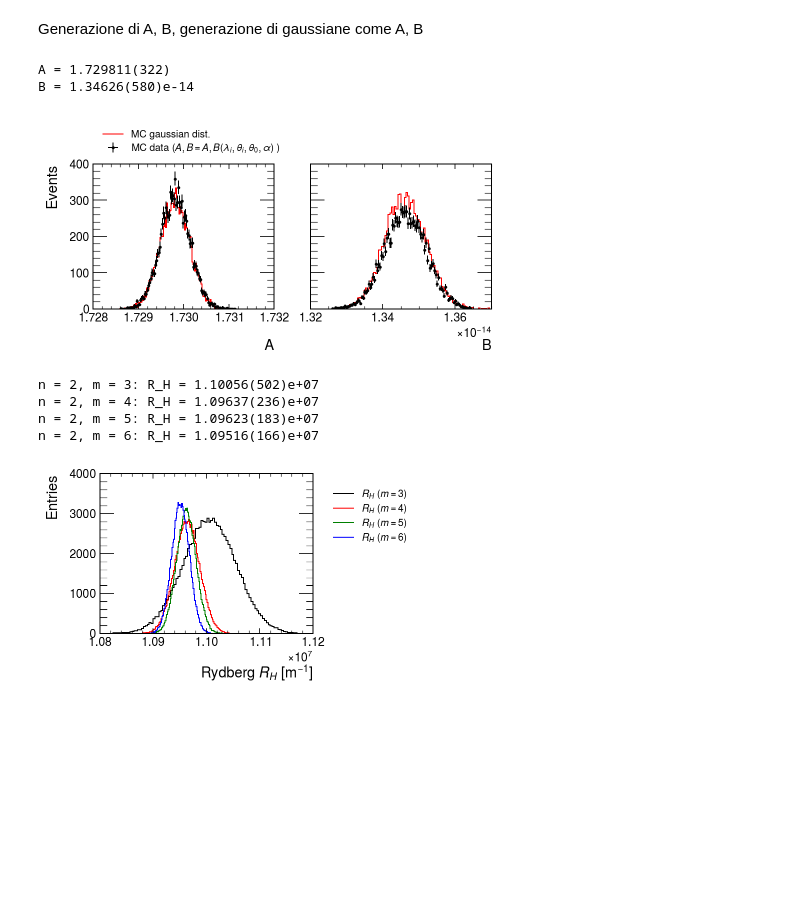
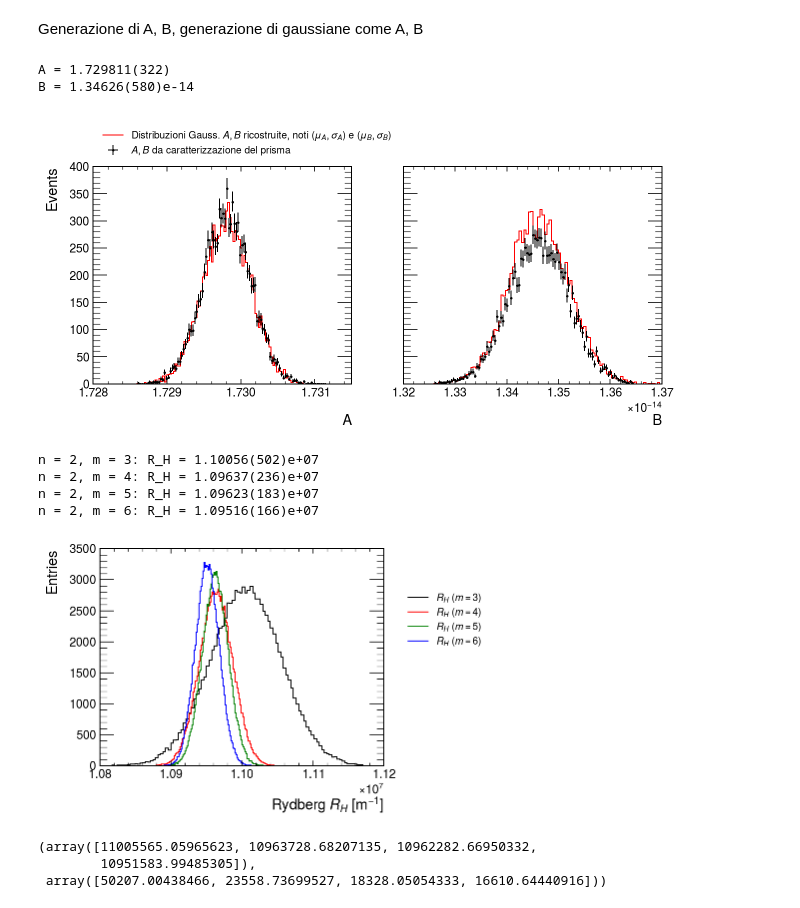
Before and after one commit to mattiasotgia/E6_sim_prism, a Jupyter notebook: figures_and_tests/gaus_compAB.ipynb, the cells around one changed output. Saved outputs shown, nothing was run; the diff lists cells and outputs as text; code cells hidden in the pictures; blank space fills up the shorter version.

```diff
--- a/figures_and_tests/gaus_compAB.ipynb
+++ b/figures_and_tests/gaus_compAB.ipynb
@@ -50,38 +50,38 @@ for _ in range(n_samples):
 ρ = h_AB.GetCorrelationFactor()
 
 from uncertainties import ufloat
 print(f'A = {ufloat(h_AB.ProjectionX().GetMean(), h_AB.ProjectionX().GetStdDev()):.3uS}')
 μ_A, σ_A = h_AB.ProjectionX().GetMean(), h_AB.ProjectionX().GetStdDev()
 print(f'B = {ufloat(h_AB.ProjectionY().GetMean(), h_AB.ProjectionY().GetStdDev()):.3uS}')
 μ_B, σ_B = h_AB.ProjectionY().GetMean(), h_AB.ProjectionY().GetStdDev()
 
 
 h_A_gaus = ROOT.TH1D('', '', 100, 0, 0)
 h_B_gaus = ROOT.TH1D('', '', 100, 0, 0)
 
 for _ in range(n_samples):
     h_A_gaus.Fill(rnd.Gaus(μ_A, σ_A))
     h_B_gaus.Fill(rnd.Gaus(μ_B, σ_B))
 
 
-fig, (ax1, ax2) = plt.subplots(1,2,figsize=(7,2.5), sharey=True)
+fig, (ax1, ax2) = plt.subplots(1,2,figsize=(10,3.75), sharey=True)
 
-hep.histplot(h_AB.ProjectionX(), ax=ax1, histtype='errorbar', color='k', markersize=4)
+hep.histplot(h_AB.ProjectionX(), ax=ax1, histtype='errorbar', color='k', markersize=3)
 hep.histplot(h_A_gaus, yerr=False, ax=ax1, color='r')
 hep.histplot(h_AB.ProjectionY(), ax=ax2, histtype='errorbar', color='k', \
-             label='MC data ($A, B = A, B (\\lambda_i, \\theta_i, \\theta_0, \\alpha)$ )', markersize=4)
-hep.histplot(h_B_gaus, yerr=False, ax=ax2, color='r', label='MC gaussian dist.')
+             label=r'$A,B$ da caratterizzazione del prisma', markersize=3)
+hep.histplot(h_B_gaus, yerr=False, ax=ax2, color='r', label=r'Distribuzioni Gauss. $A,B$ ricostruite, noti $(\mu_A,\sigma_A)$ e $(\mu_B, \sigma_B)$')
 
 ax2.legend(loc=(-1.2,1.))
 ax1.set_xlabel('A', labelpad=15)
 ax1.set_ylabel('Events')
 ax2.set_xlabel('B', labelpad=15)
 
 fig.savefig('gaus_compAB.pdf',bbox_inches='tight')
 # %% [output]
 A = 1.729811(322)
 B = 1.34626(580)e-14
-[figure, old version]
+[figure, new version]
 # %%
 def over_λ(θ, θ_0, α, A, B):
     return ((np.sin((θ - θ_0 + α)/2)/np.sin(α/2) - A)/B)**0.5
@@ -107,12 +107,22 @@ h_RH_4 = ROOT.TH1D('', '', 100, 0, 0)
 h_RH_5 = ROOT.TH1D('', '', 100, 0, 0)
 h_RH_6 = ROOT.TH1D('', '', 100, 0, 0)
 
-for _ in range(n_samples):
-    for m, rh, θ_m in zip(range(3,7), [h_RH_3, h_RH_4, h_RH_5, h_RH_6], θ):
+h_RH_34 = ROOT.TH2D('', '', 100, 0, 0, 100, 0, 0)
+
+
+arr_RH_3 = np.zeros(n_samples)
+arr_RH_4 = np.zeros(n_samples)
+arr_RH_5 = np.zeros(n_samples)
+arr_RH_6 = np.zeros(n_samples)
+
+for i in range(n_samples):
+    for m, rh, θ_m, arr_RH in zip(range(3,7), [h_RH_3, h_RH_4, h_RH_5, h_RH_6], θ, [arr_RH_3, arr_RH_4, arr_RH_5, arr_RH_6]):
         A, B = genAB()
-        rh.Fill(getRH(over_λ(rnd.Gaus(θ_m, σ_θ), rnd.Gaus(θ_0, σ_θ), α, A, B), m))
+        tmp = getRH(over_λ(rnd.Gaus(θ_m, σ_θ), rnd.Gaus(θ_0, σ_θ), α, A, B), m)
+        rh.Fill(tmp)
+        arr_RH[i] = tmp
 
-fig, ax = plt.subplots(figsize=(3.75,2.75))
+fig, ax = plt.subplots(figsize=(5,3.75))
 for m, rh, c in zip(range(3,7), [h_RH_3, h_RH_4, h_RH_5, h_RH_6], ['k','r','g','b']):
     hep.histplot(rh, color=c, yerr=False, label=f'$R_H$ ($m={m}$)', ax=ax)
 ax.legend(loc=(1.05, 0.5))
@@ -128,4 +138,17 @@ n = 2, m = 3: R_H = 1.10056(502)e+07
 n = 2, m = 4: R_H = 1.09637(236)e+07
 n = 2, m = 5: R_H = 1.09623(183)e+07
 n = 2, m = 6: R_H = 1.09516(166)e+07
-[figure, old version]
+[figure, new version]
+# %%
+V_RH_m = np.cov([arr_RH_3, arr_RH_4, arr_RH_5, arr_RH_6])
+V_RH_m_inv = np.linalg.inv(V_RH_m)
+ρ_RH_m = np.corrcoef([arr_RH_3, arr_RH_4, arr_RH_5, arr_RH_6])
+
+μ_RH_m = np.array([rh.GetMean() for rh in [h_RH_3, h_RH_4, h_RH_5, h_RH_6]])
+σ_RH_m = np.array([rh.GetStdDev() for rh in [h_RH_3, h_RH_4, h_RH_5, h_RH_6]])
+
+μ_RH_m, σ_RH_m
+# %% [output]
+(array([11005565.05965623, 10963728.68207135, 10962282.66950332,
+        10951583.99485305]),
+ array([50207.00438466, 23558.73699527, 18328.05054333, 16610.64440916]))
```
Also changed, not shown: parts of 8 cells of this notebook, 4 other files.
